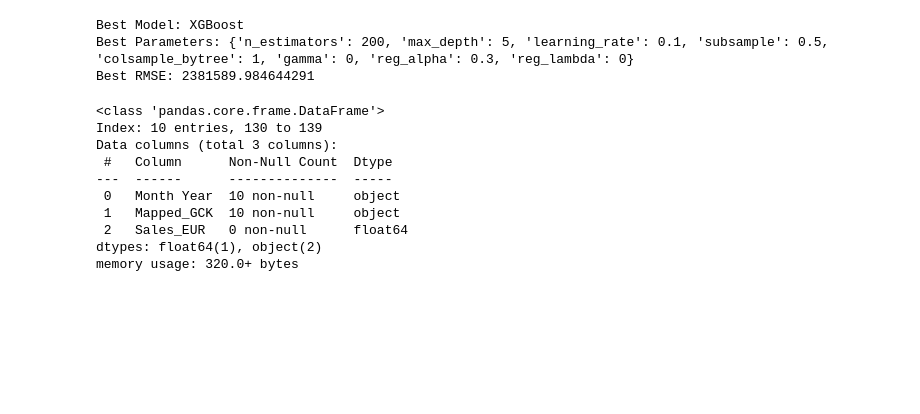
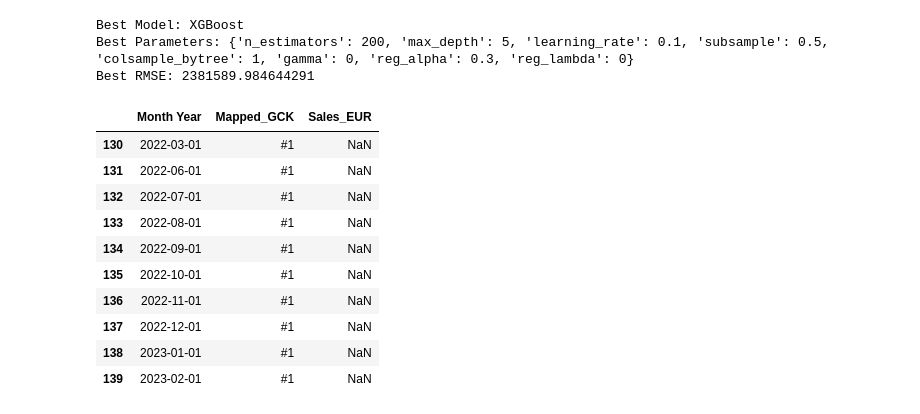
Before and after one commit to philippedut/BC_DA_Siemens, a Jupyter notebook: Notebooks/Models.ipynb, the cells around one changed output. Saved outputs shown, nothing was run; the diff lists cells and outputs as text; code cells hidden in the pictures; blank space fills up the shorter version.

```diff
--- a/Notebooks/Models.ipynb
+++ b/Notebooks/Models.ipynb
@@ -329,15 +254,16 @@ Best Model: XGBoost
 Best Parameters: {'n_estimators': 200, 'max_depth': 5, 'learning_rate': 0.1, 'subsample': 0.5, 'colsample_bytree': 1, 'gamma': 0, 'reg_alpha': 0.3, 'reg_lambda': 0}
 Best RMSE: 2381589.984644291
 # %%
-test_set_1.info()
+test_set_1
 # %% [output]
-<class 'pandas.core.frame.DataFrame'>
-Index: 10 entries, 130 to 139
-Data columns (total 3 columns):
- #   Column      Non-Null Count  Dtype
----  ------      --------------  -----
- 0   Month Year  10 non-null     object
- 1   Mapped_GCK  10 non-null     object
- 2   Sales_EUR   0 non-null      float64
-dtypes: float64(1), object(2)
-memory usage: 320.0+ bytes
+|  | Month Year | Mapped_GCK | Sales_EUR |
+| 130 | 2022-03-01 | #1 | NaN |
+| 131 | 2022-06-01 | #1 | NaN |
+| 132 | 2022-07-01 | #1 | NaN |
+| 133 | 2022-08-01 | #1 | NaN |
+| 134 | 2022-09-01 | #1 | NaN |
+| 135 | 2022-10-01 | #1 | NaN |
+| 136 | 2022-11-01 | #1 | NaN |
+| 137 | 2022-12-01 | #1 | NaN |
+| 138 | 2023-01-01 | #1 | NaN |
+| 139 | 2023-02-01 | #1 | NaN |
```
Also changed, not shown: parts of 17 cells of this notebook, 1 other file.
